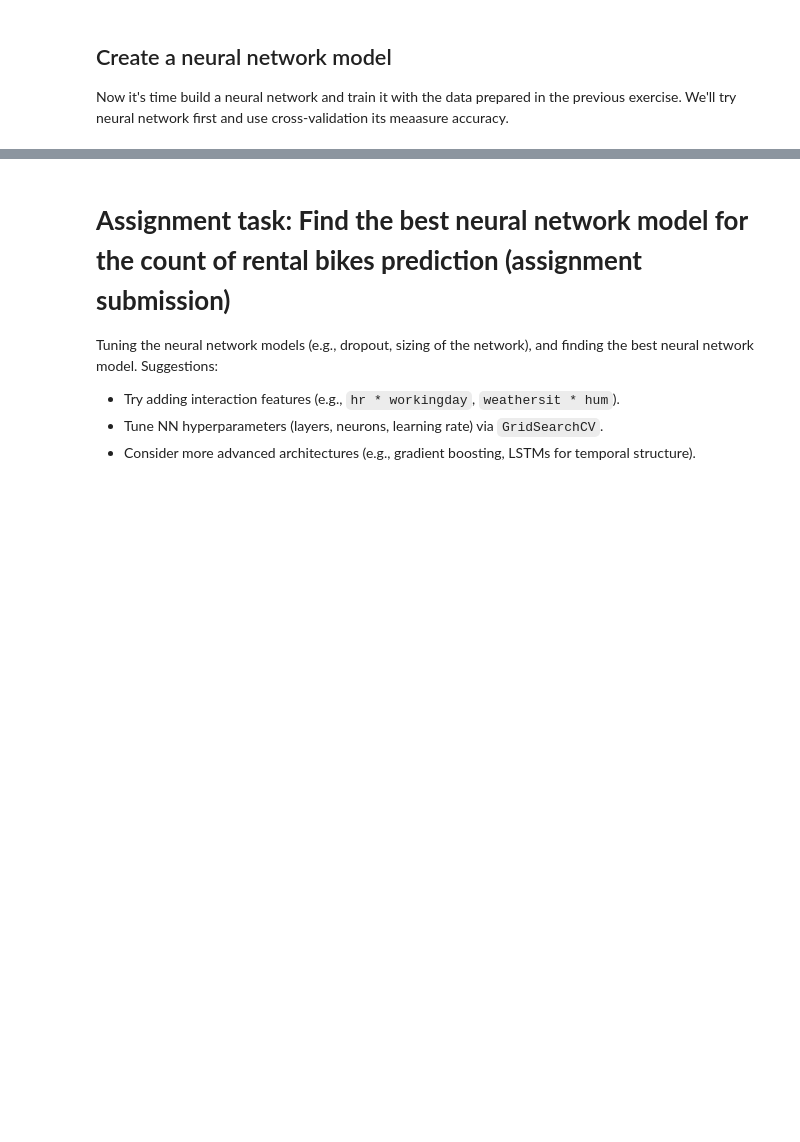
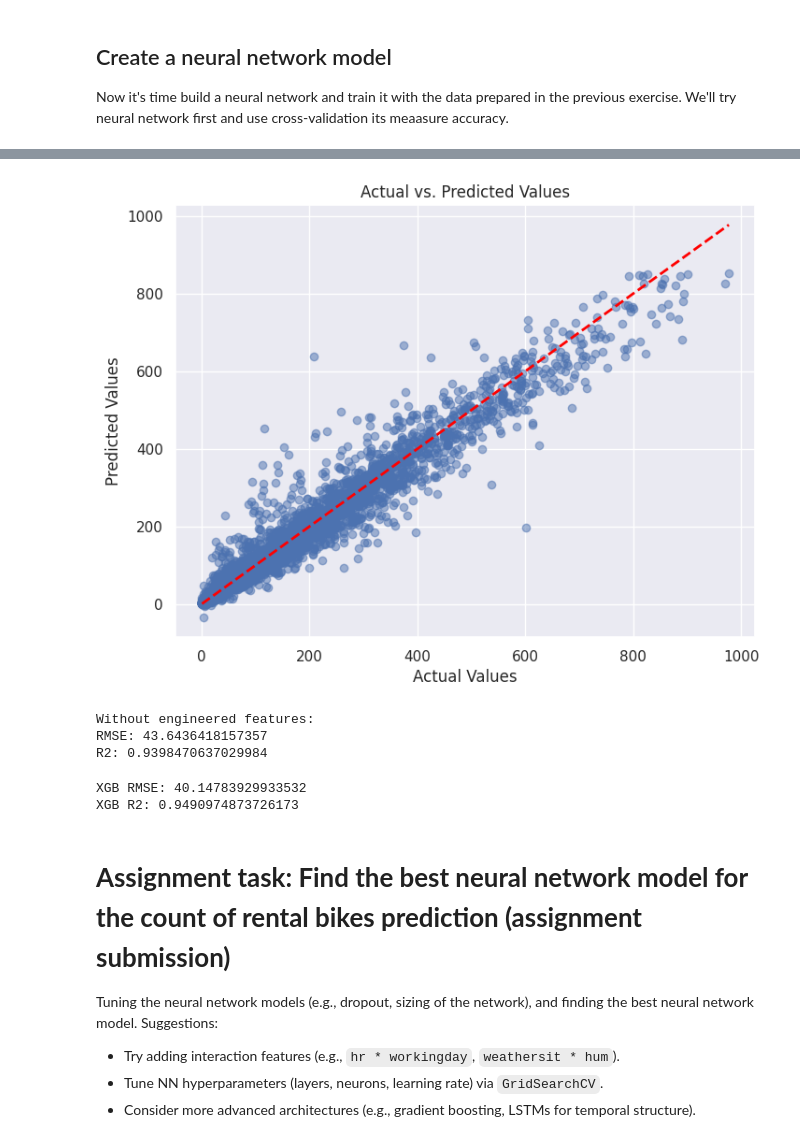
Before and after one commit to martinroth25/ai_transportation_course, a Jupyter notebook: Exercise_7_Neural_networks/Exercise7_Neural_Networks_2.ipynb, the cells around one changed output, grey strips where cells are left out. Saved outputs shown, nothing was run; the diff lists cells and outputs as text; code cells hidden in the pictures; blank space fills up the shorter version.

```diff
--- a/Exercise_7_Neural_networks/Exercise7_Neural_Networks_2.ipynb
+++ b/Exercise_7_Neural_networks/Exercise7_Neural_Networks_2.ipynb
@@ -470,3 +213,55 @@ R-squared of linear model: 0.3879974354720257
+# %%
+  # Create a scatter plot to visualize the relationship
+  plt.figure(figsize=(8, 6))
+  plt.scatter(y_test, y_pred_i, alpha=0.5)  # Plot actual vs. predicted values
+
+  # Add labels and title
+  plt.xlabel("Actual Values")
+  plt.ylabel("Predicted Values")
+  plt.title("Actual vs. Predicted Values")
+
+  # Add a diagonal line for reference (perfect predictions)
+  plt.plot([min(y_test), max(y_test)], [min(y_test), max(y_test)], linestyle='--', color='red', lw=2)
+
+  # Show the plot
+  plt.show()
+# %% [output]
+[figure, added]
+# %%
+# Same architecture, but WITHOUT the engineered features
+X_base = df[base_features].copy()
+y_base = df[target].astype(float)
+
+X_train_b, X_test_b, y_train_b, y_test_b = train_test_split(
+    X_base, y_base, test_size=0.2, random_state=42
+)
+scaler_b = StandardScaler()
+X_train_b_scaled = scaler_b.fit_transform(X_train_b)
+X_test_b_scaled = scaler_b.transform(X_test_b)
+
+model_b = build_model(X_train_b_scaled.shape[1], layers=[256, 128], dropout=0.1, lr=0.001)
+es = EarlyStopping(monitor='val_mae', patience=10, restore_best_weights=True)
+model_b.fit(X_train_b_scaled, y_train_b, validation_split=0.2, epochs=200, batch_size=32, callbacks=[es], verbose=0)
+
+y_pred_b = model_b.predict(X_test_b_scaled, verbose=0).flatten()
+print("Without engineered features:")
+print("RMSE:", np.sqrt(mean_squared_error(y_test_b, y_pred_b)))
+print("R2:", r2_score(y_test_b, y_pred_b))
+# %% [output]
+Without engineered features:
+RMSE: 43.6436418157357
+R2: 0.9398470637029984
+# %%
+from xgboost import XGBRegressor
+
+xgb = XGBRegressor(n_estimators=300, max_depth=6, learning_rate=0.05, random_state=42)
+xgb.fit(X_train_scaled, y_train)
+y_pred_xgb = xgb.predict(X_test_scaled)
+print("XGB RMSE:", np.sqrt(mean_squared_error(y_test, y_pred_xgb)))
+print("XGB R2:", r2_score(y_test, y_pred_xgb))
+# %% [output]
+XGB RMSE: 40.14783929933532
+XGB R2: 0.9490974873726173
 # %% [markdown]
 # **Assignment task: Find the best neural network model for the count of rental bikes prediction (assignment submission)**
 Tuning the neural network models (e.g., dropout, sizing of the network), and finding the best neural network model. Suggestions:
```
Also changed, not shown: parts of 24 cells of this notebook.
